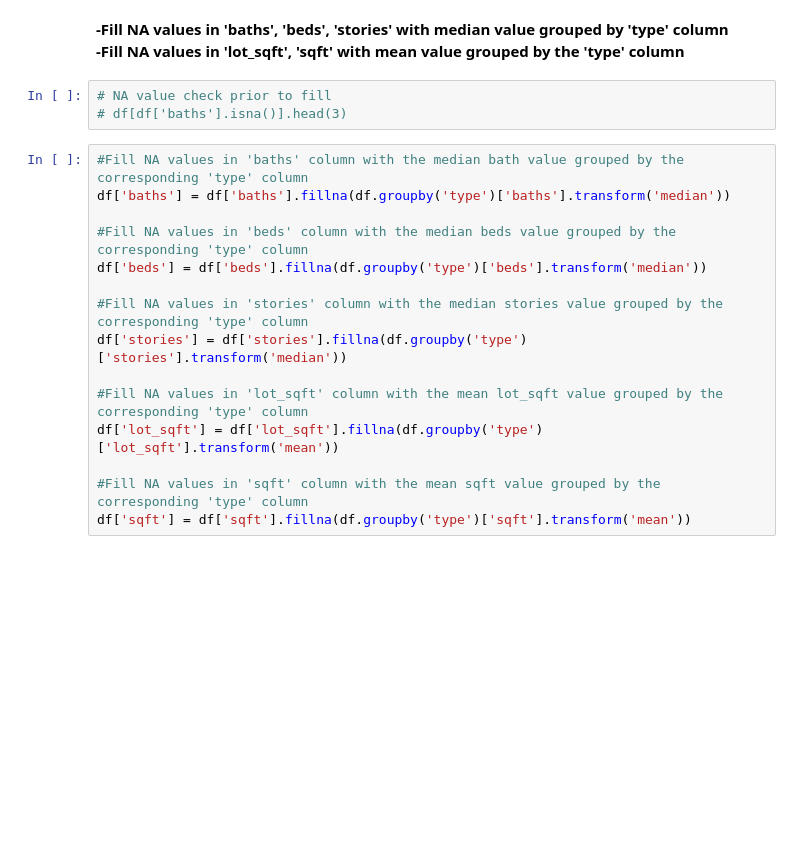
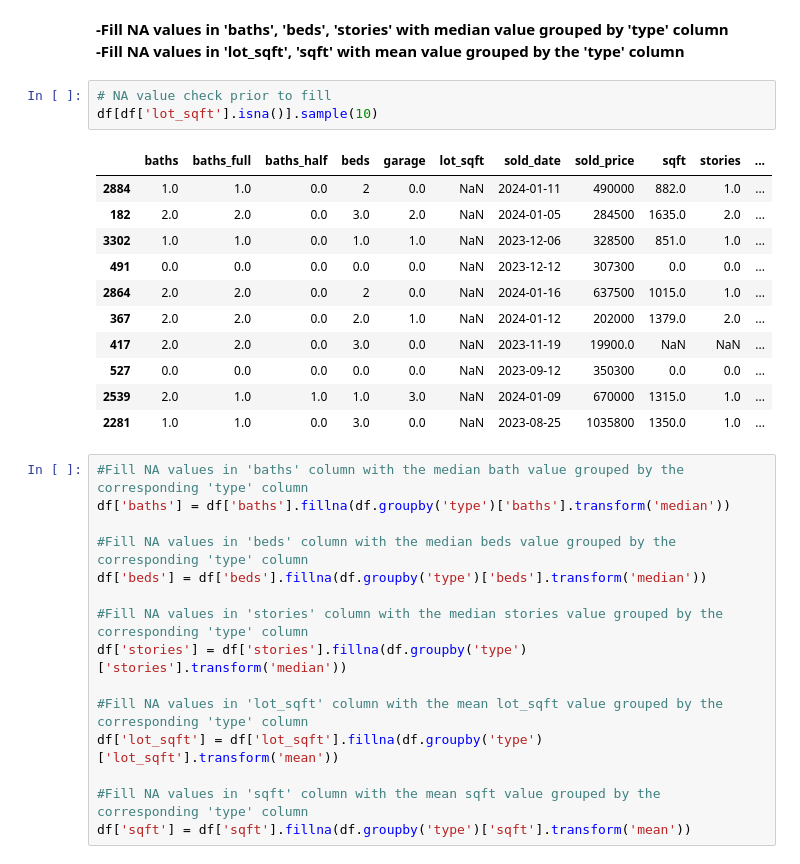
Before and after one commit to tylanoflynn/supervised_learning, a Jupyter notebook: notebooks/EDA.ipynb, the cells around one changed output. Saved outputs shown, nothing was run; the diff lists cells and outputs as text; blank space fills up the shorter version.

```diff
--- a/notebooks/EDA.ipynb
+++ b/notebooks/EDA.ipynb
@@ -304,7 +312,19 @@ df.shape
 **-Fill NA values in 'lot_sqft', 'sqft' with mean value grouped by the 'type' column**
 # %%
 # NA value check prior to fill
-# df[df['baths'].isna()].head(3)
+df[df['lot_sqft'].isna()].sample(10)
+# %% [output]
+|  | baths | baths_full | baths_half | beds | garage | lot_sqft | sold_date | sold_price | sqft | stories | ... |
+| 2884 | 1.0 | 1.0 | 0.0 | 2 | 0.0 | NaN | 2024-01-11 | 490000 | 882.0 | 1.0 | ... |
+| 182 | 2.0 | 2.0 | 0.0 | 3.0 | 2.0 | NaN | 2024-01-05 | 284500 | 1635.0 | 2.0 | ... |
+| 3302 | 1.0 | 1.0 | 0.0 | 1.0 | 1.0 | NaN | 2023-12-06 | 328500 | 851.0 | 1.0 | ... |
+| 491 | 0.0 | 0.0 | 0.0 | 0.0 | 0.0 | NaN | 2023-12-12 | 307300 | 0.0 | 0.0 | ... |
+| 2864 | 2.0 | 2.0 | 0.0 | 2 | 0.0 | NaN | 2024-01-16 | 637500 | 1015.0 | 1.0 | ... |
+| 367 | 2.0 | 2.0 | 0.0 | 2.0 | 1.0 | NaN | 2024-01-12 | 202000 | 1379.0 | 2.0 | ... |
+| 417 | 2.0 | 2.0 | 0.0 | 3.0 | 0.0 | NaN | 2023-11-19 | 19900.0 | NaN | NaN | ... |
+| 527 | 0.0 | 0.0 | 0.0 | 0.0 | 0.0 | NaN | 2023-09-12 | 350300 | 0.0 | 0.0 | ... |
+| 2539 | 2.0 | 1.0 | 1.0 | 1.0 | 3.0 | NaN | 2024-01-09 | 670000 | 1315.0 | 1.0 | ... |
+| 2281 | 1.0 | 1.0 | 0.0 | 3.0 | 0.0 | NaN | 2023-08-25 | 1035800 | 1350.0 | 1.0 | ... |
 # %%
 #Fill NA values in 'baths' column with the median bath value grouped by the corresponding 'type' column
 df['baths'] = df['baths'].fillna(df.groupby('type')['baths'].transform('median'))
```
Also changed, not shown: parts of 17 cells of this notebook.
